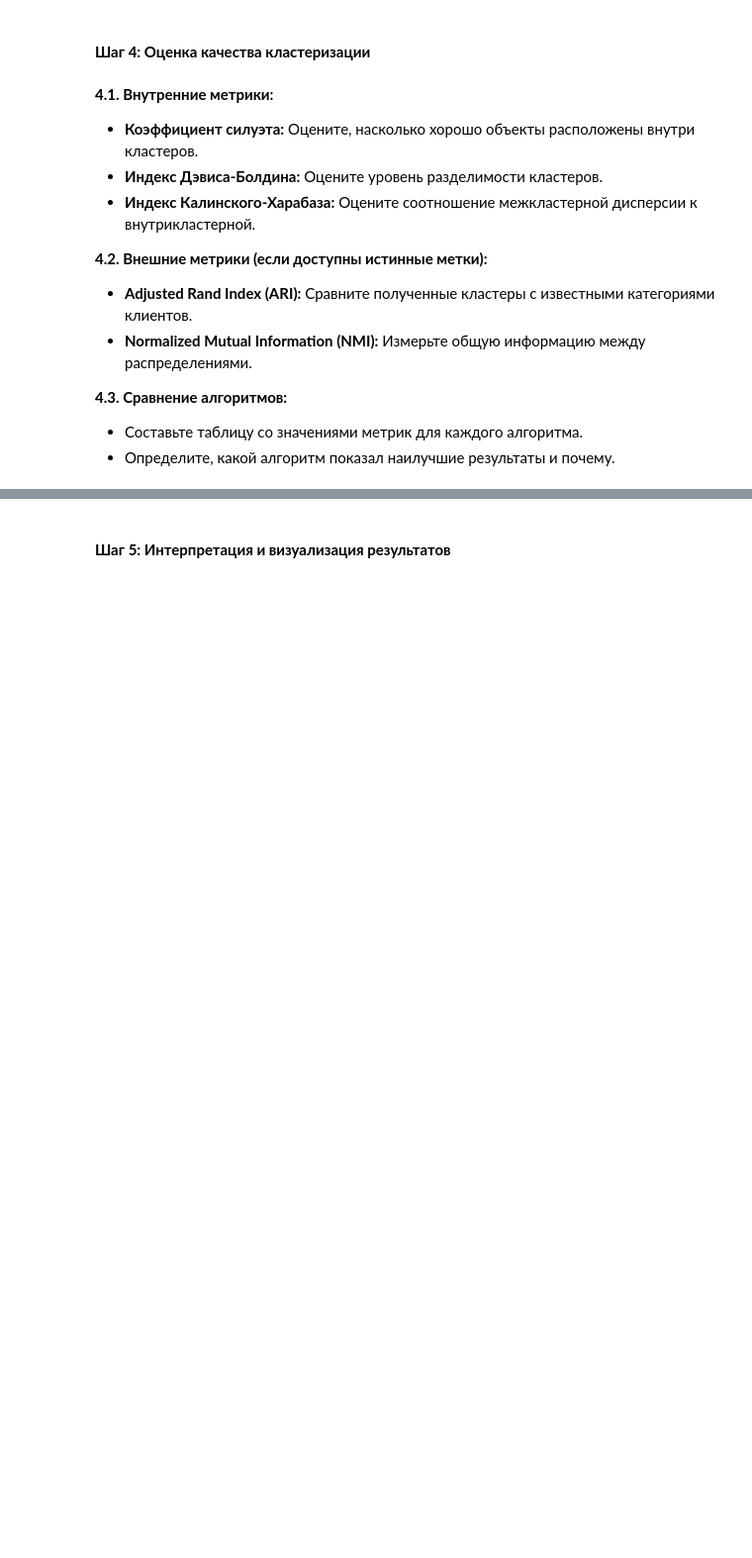
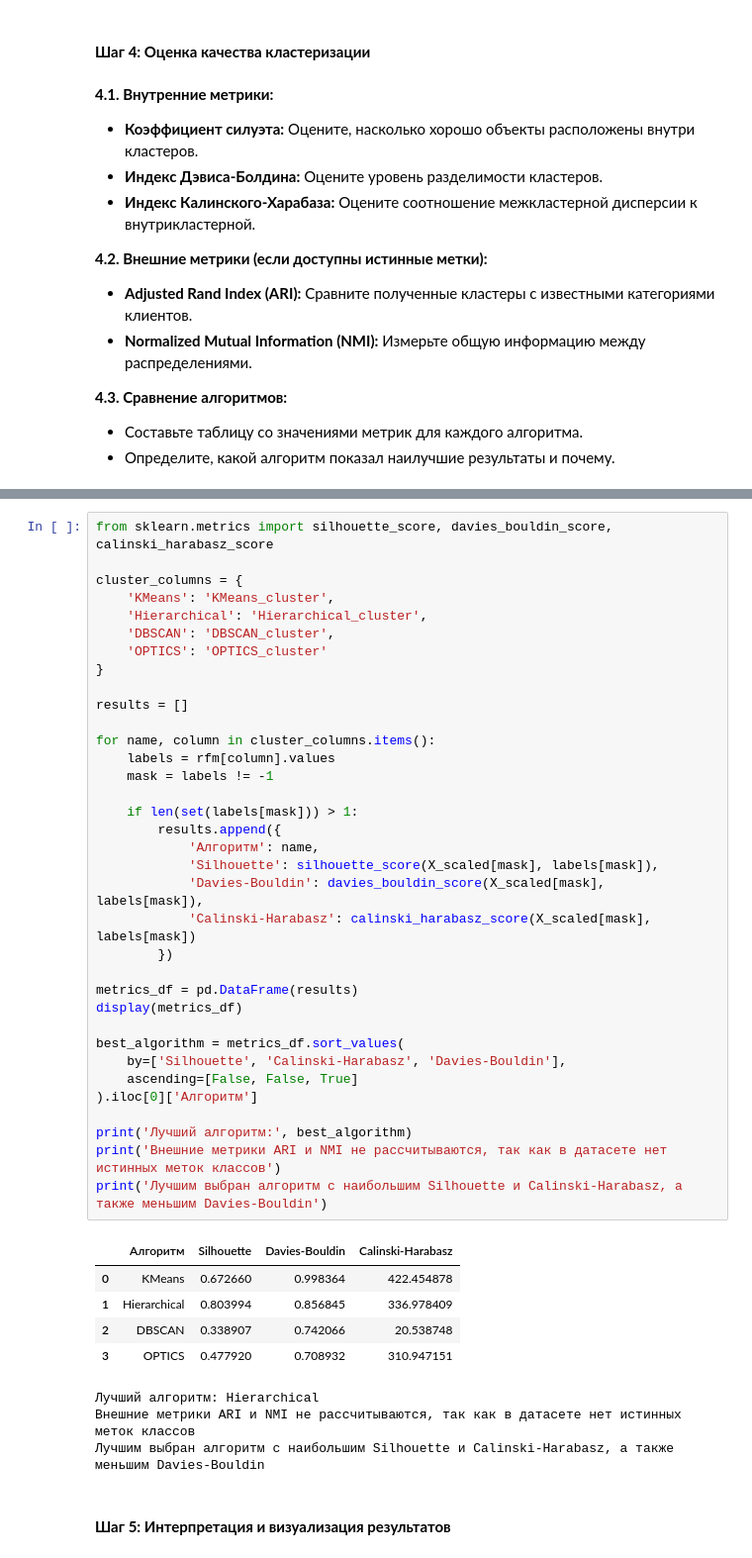
Before and after one commit to runessaa/-Streltsov-Projects, a Jupyter notebook: Практическая_работа_№11_Анализ_и_сегментация_клиентов_с_помощью_алгоритмов_кластеризации.ipynb, the cells around one changed output, grey strips where cells are left out. Shown at 99% size. Saved outputs shown, nothing was run; the diff lists cells and outputs as text; blank space fills up the shorter version.

```diff
--- a/Практическая_работа_№11_Анализ_и_сегментация_клиентов_с_помощью_алгоритмов_кластеризации.ipynb
+++ b/Практическая_работа_№11_Анализ_и_сегментация_клиентов_с_помощью_алгоритмов_кластеризации.ipynb
@@ -426,3 +397,47 @@ print('Обоснование: выбран алгоритм с максимал
+# %%
+from sklearn.metrics import silhouette_score, davies_bouldin_score, calinski_harabasz_score
+
+cluster_columns = {
+    'KMeans': 'KMeans_cluster',
+    'Hierarchical': 'Hierarchical_cluster',
+    'DBSCAN': 'DBSCAN_cluster',
+    'OPTICS': 'OPTICS_cluster'
+}
+
+results = []
+
+for name, column in cluster_columns.items():
+    labels = rfm[column].values
+    mask = labels != -1
+
+    if len(set(labels[mask])) > 1:
+        results.append({
+            'Алгоритм': name,
+            'Silhouette': silhouette_score(X_scaled[mask], labels[mask]),
+            'Davies-Bouldin': davies_bouldin_score(X_scaled[mask], labels[mask]),
+            'Calinski-Harabasz': calinski_harabasz_score(X_scaled[mask], labels[mask])
+        })
+
+metrics_df = pd.DataFrame(results)
+display(metrics_df)
+
+best_algorithm = metrics_df.sort_values(
+    by=['Silhouette', 'Calinski-Harabasz', 'Davies-Bouldin'],
+    ascending=[False, False, True]
+).iloc[0]['Алгоритм']
+
+print('Лучший алгоритм:', best_algorithm)
+print('Внешние метрики ARI и NMI не рассчитываются, так как в датасете нет истинных меток классов')
+print('Лучшим выбран алгоритм с наибольшим Silhouette и Calinski-Harabasz, а также меньшим Davies-Bouldin')
+# %% [output]
+|  | Алгоритм | Silhouette | Davies-Bouldin | Calinski-Harabasz |
+| 0 | KMeans | 0.672660 | 0.998364 | 422.454878 |
+| 1 | Hierarchical | 0.803994 | 0.856845 | 336.978409 |
+| 2 | DBSCAN | 0.338907 | 0.742066 | 20.538748 |
+| 3 | OPTICS | 0.477920 | 0.708932 | 310.947151 |
+Лучший алгоритм: Hierarchical
+Внешние метрики ARI и NMI не рассчитываются, так как в датасете нет истинных меток классов
+Лучшим выбран алгоритм с наибольшим Silhouette и Calinski-Harabasz, а также меньшим Davies-Bouldin
 # %% [markdown]
 #### **Шаг 5: Интерпретация и визуализация результатов**
 # %% [markdown]
```
Also changed, not shown: parts of 6 cells of this notebook.
